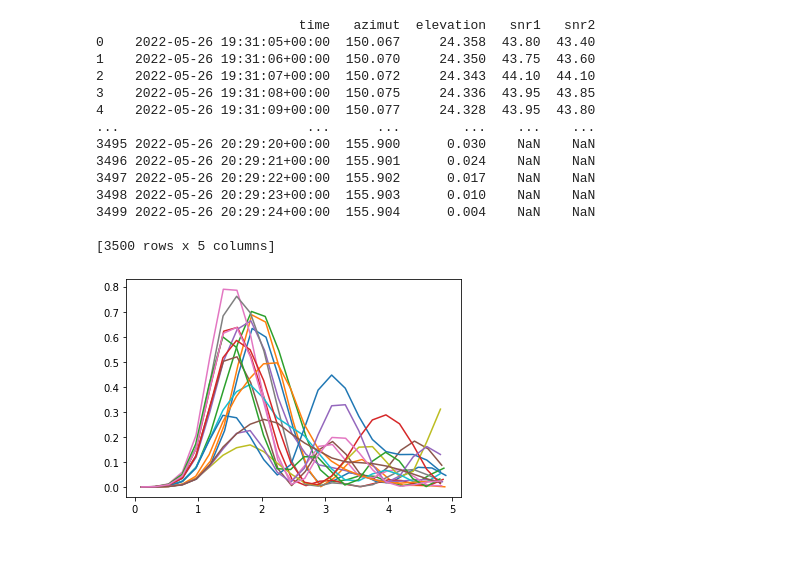
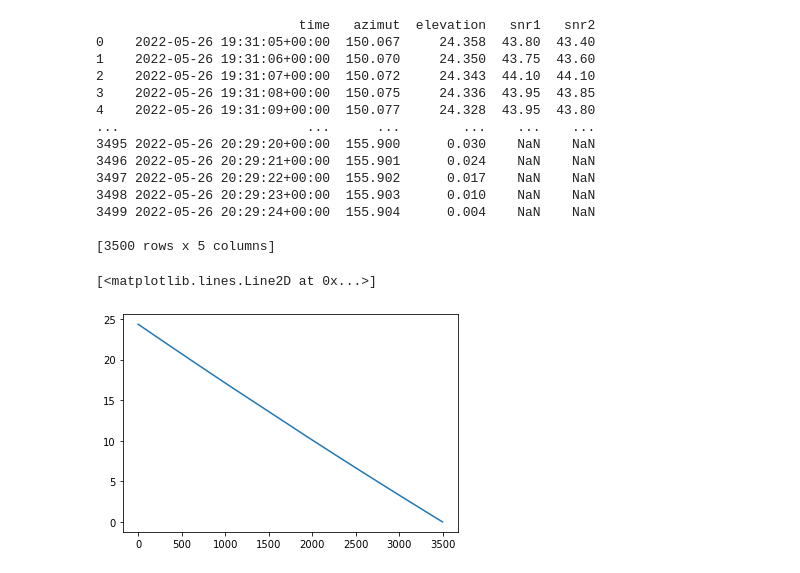
Before and after one commit to ziqing97/gnss_ir_analyze, a Jupyter notebook: src/test.ipynb, the cells around one changed output. Saved outputs shown, nothing was run; the diff lists cells and outputs as text; code cells hidden in the pictures.

```diff
--- a/src/test.ipynb
+++ b/src/test.ipynb
@@ -59,64 +63,9 @@ print(dataframe)
 3499 2022-05-26 20:29:24+00:00  155.904      0.004    NaN    NaN
 
 [3500 rows x 5 columns]
-# %%
-from astropy.timeseries import LombScargle
-
-WAVELENTH_S1 = 0.1905 # meter
-time_interval = 2 # minutes
-min_height = 1
-max_height = 3 # meter
-
-time_delta = timedelta(minutes=time_interval)
-
-time_start = dataframe['time'].iat[0]
-time_end = time_start + time_delta
-height_list = []
-time_list = []
-azimut_list = []
-fig1,ax1 = plt.subplots()
-fig2,ax2 = plt.subplots()
-while time_end < dataframe['time'].iat[-1]:
-    dataframe_in_interval = dataframe[(dataframe['time'] >= time_start) & \
-                                    (dataframe['time'] < time_end)]
-    if not dataframe_in_interval.empty:
-        dataframe_in_interval_sort = dataframe_in_interval.sort_values(by='elevation')
-        # sort data by elevation
-        elevation_sort = np.array([dataframe_in_interval_sort['elevation']])
-
-        # calculate the snr_ref
-        design_matrix = np.concatenate((elevation_sort.T**2,elevation_sort.T,\
-                        np.ones((np.size(elevation_sort,1),1))),axis=1)
-        y = np.array([dataframe_in_interval_sort['snr1']]).T
-        x = np.dot(np.linalg.solve(np.dot(design_matrix.T,design_matrix),design_matrix.T),y)
-        snr1_ref = y - (elevation_sort.T**2 * x[0,0] + x[1,0]*elevation_sort.T + x[2,0])
-
-        # lsp analysis
-        x_data = (np.sin(elevation_sort.T*np.pi/180) * 4 * np.pi / WAVELENTH_S1).ravel() # double checked
-        y_data = snr1_ref.ravel()
-        ax2.plt.plot(x_data,y_data)
-        try:
-            frequency, power = LombScargle(x_data,y_data).autopower()
-            ax1.plt.plot(frequency[(frequency < 5)],power[(frequency < 5)])
-            max_power_candidate_idx = (power > max(power)/2)
-            height_candidate = frequency[max_power_candidate_idx]
-            power_candidate = power[max_power_candidate_idx]
-
-            valid_height_idx = (height_candidate < max_height) & (height_candidate > min_height)
-            height_candidate = height_candidate[valid_height_idx]
-            power_candidate = power_candidate[valid_height_idx]
-
-            if power_candidate.size != 0:
-                max_power_index = (power_candidate == max(power_candidate))
-                height = height_candidate[max_power_index]
-            else:
-                height = float("nan")
-        except:
-            height = float("nan")
-        height_list.append(height)
-        time_list.append(time_start + time_delta/2)
-        azimut_list.append(np.average(dataframe_in_interval['azimut']))
-    time_start = time_end
-    time_end = time_end = time_start + time_delta
-# %% [output]
-[figure, removed]
+# %%
+dataframe_sort = dataframe.sort_values(by='elevation')
+plt.plot(dataframe_sort['elevation'])
+# %% [output]
+[<matplotlib.lines.Line2D at 0x...>]
+[figure, added]
```
Also changed, not shown: parts of 12 cells of this notebook, 3 other files.
